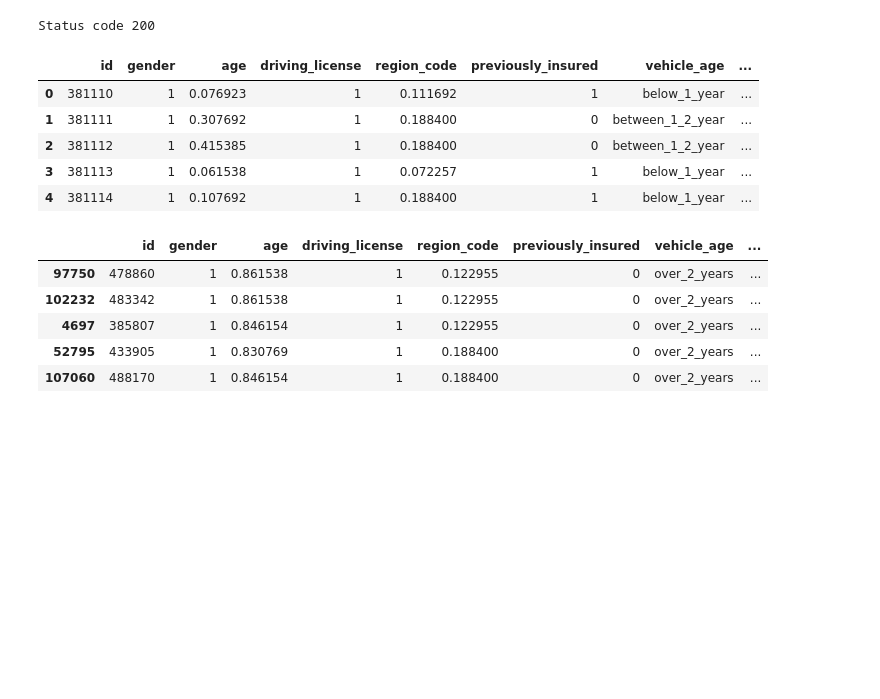
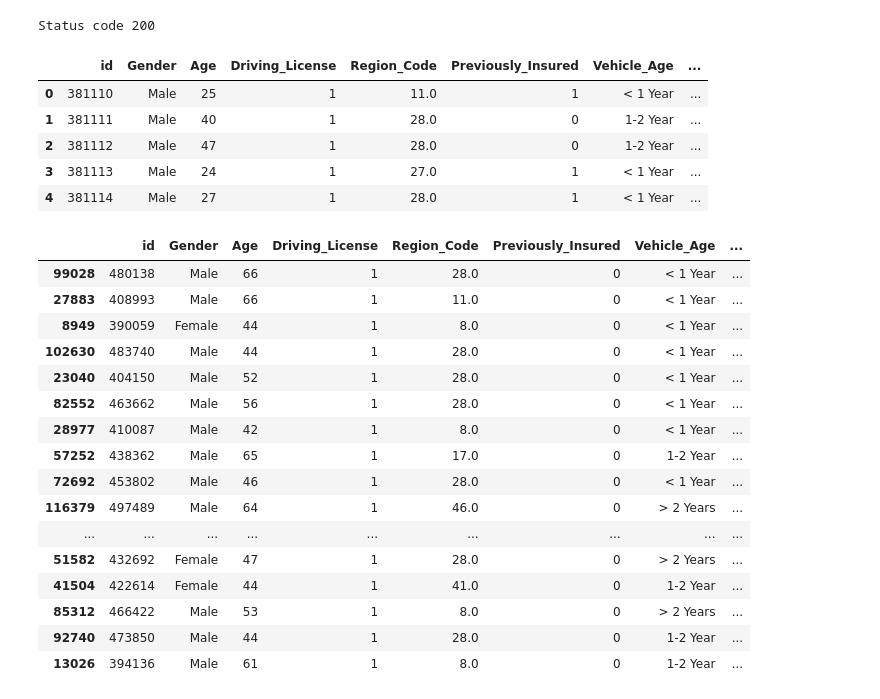
Before and after one commit to carlosandradeds/health-insurance-cross-sell, a Jupyter notebook: notebooks/1.0.cmaq_health_insurance_cross.ipynb, the cells around one changed output. Cells and saved outputs as stored; diff of their text form; code cells hidden in the pictures; blank space fills up the shorter version.

```diff
--- a/notebooks/1.0.cmaq_health_insurance_cross.ipynb
+++ b/notebooks/1.0.cmaq_health_insurance_cross.ipynb
@@ -1404,22 +1796,33 @@ print('Status code {}'.format(r.status_code))
 # %% [output]
 Status code 200
 # %%
-ex = pd.DataFrame(r.json())
+ex = pd.DataFrame(r.json(),columns=r.json()[0].keys())
 # %%
 ex.head()
 # %% [output]
-|  | id | gender | age | driving_license | region_code | previously_insured | vehicle_age | ... |
-| 0 | 381110 | 1 | 0.076923 | 1 | 0.111692 | 1 | below_1_year | ... |
-| 1 | 381111 | 1 | 0.307692 | 1 | 0.188400 | 0 | between_1_2_year | ... |
-| 2 | 381112 | 1 | 0.415385 | 1 | 0.188400 | 0 | between_1_2_year | ... |
-| 3 | 381113 | 1 | 0.061538 | 1 | 0.072257 | 1 | below_1_year | ... |
-| 4 | 381114 | 1 | 0.107692 | 1 | 0.188400 | 1 | below_1_year | ... |
+|  | id | Gender | Age | Driving_License | Region_Code | Previously_Insured | Vehicle_Age | ... |
+| 0 | 381110 | Male | 25 | 1 | 11.0 | 1 | < 1 Year | ... |
+| 1 | 381111 | Male | 40 | 1 | 28.0 | 0 | 1-2 Year | ... |
+| 2 | 381112 | Male | 47 | 1 | 28.0 | 0 | 1-2 Year | ... |
+| 3 | 381113 | Male | 24 | 1 | 27.0 | 1 | < 1 Year | ... |
+| 4 | 381114 | Male | 27 | 1 | 28.0 | 1 | < 1 Year | ... |
 # %%
-ex.sort_values( 'score', ascending=False ).head()
+ex.sort_values( 'score', ascending=False ).head(50)
 # %% [output]
-|  | id | gender | age | driving_license | region_code | previously_insured | vehicle_age | ... |
-| 97750 | 478860 | 1 | 0.861538 | 1 | 0.122955 | 0 | over_2_years | ... |
-| 102232 | 483342 | 1 | 0.861538 | 1 | 0.122955 | 0 | over_2_years | ... |
-| 4697 | 385807 | 1 | 0.846154 | 1 | 0.122955 | 0 | over_2_years | ... |
-| 52795 | 433905 | 1 | 0.830769 | 1 | 0.188400 | 0 | over_2_years | ... |
-| 107060 | 488170 | 1 | 0.846154 | 1 | 0.188400 | 0 | over_2_years | ... |
+|  | id | Gender | Age | Driving_License | Region_Code | Previously_Insured | Vehicle_Age | ... |
+| 99028 | 480138 | Male | 66 | 1 | 28.0 | 0 | < 1 Year | ... |
+| 27883 | 408993 | Male | 66 | 1 | 11.0 | 0 | < 1 Year | ... |
+| 8949 | 390059 | Female | 44 | 1 | 8.0 | 0 | < 1 Year | ... |
+| 102630 | 483740 | Male | 44 | 1 | 28.0 | 0 | < 1 Year | ... |
+| 23040 | 404150 | Male | 52 | 1 | 28.0 | 0 | < 1 Year | ... |
+| 82552 | 463662 | Male | 56 | 1 | 28.0 | 0 | < 1 Year | ... |
+| 28977 | 410087 | Male | 42 | 1 | 8.0 | 0 | < 1 Year | ... |
+| 57252 | 438362 | Male | 65 | 1 | 17.0 | 0 | 1-2 Year | ... |
+| 72692 | 453802 | Male | 46 | 1 | 28.0 | 0 | < 1 Year | ... |
+| 116379 | 497489 | Male | 64 | 1 | 46.0 | 0 | > 2 Years | ... |
+| ... | ... | ... | ... | ... | ... | ... | ... | ... |
+| 51582 | 432692 | Female | 47 | 1 | 28.0 | 0 | > 2 Years | ... |
+| 41504 | 422614 | Female | 44 | 1 | 41.0 | 0 | 1-2 Year | ... |
+| 85312 | 466422 | Male | 53 | 1 | 8.0 | 0 | > 2 Years | ... |
+| 92740 | 473850 | Male | 44 | 1 | 28.0 | 0 | 1-2 Year | ... |
+| 13026 | 394136 | Male | 61 | 1 | 8.0 | 0 | 1-2 Year | ... |
```
Also changed, not shown: parts of 61 cells of this notebook, 8 other files.
